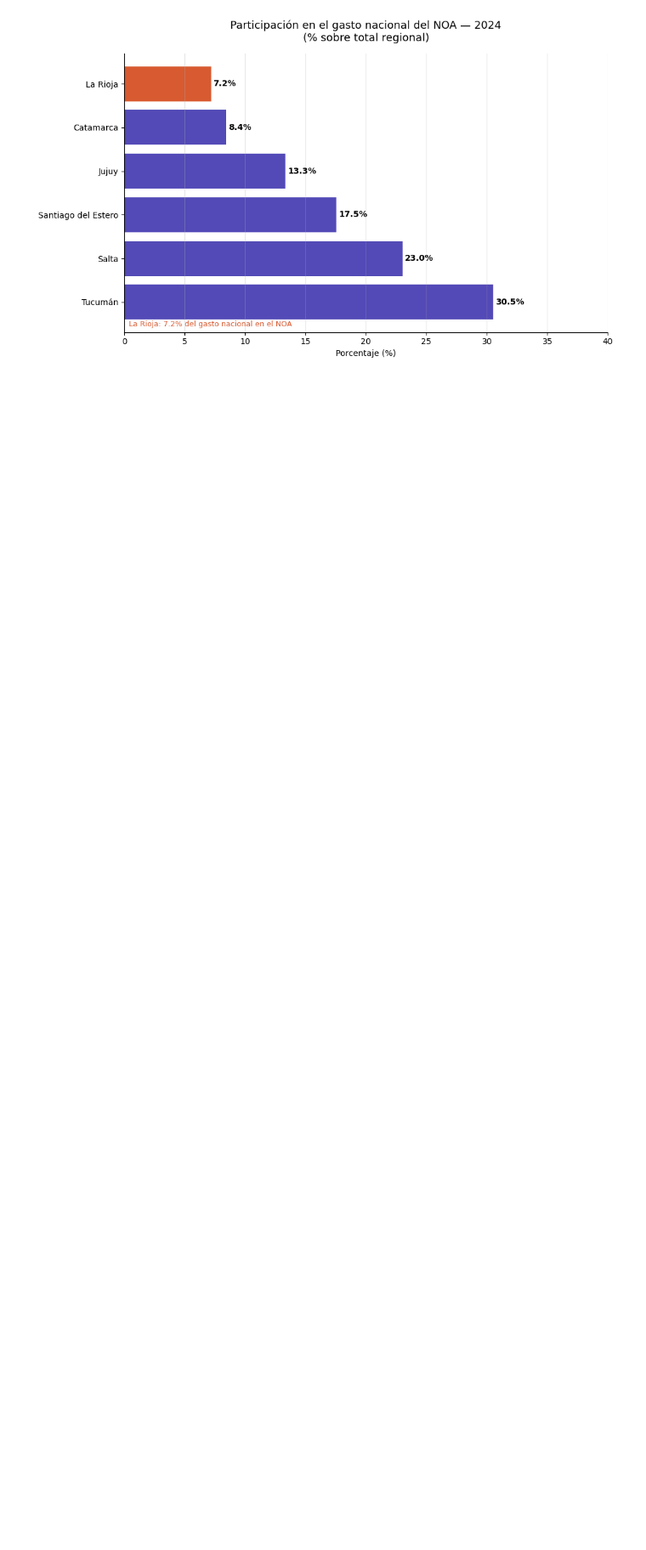
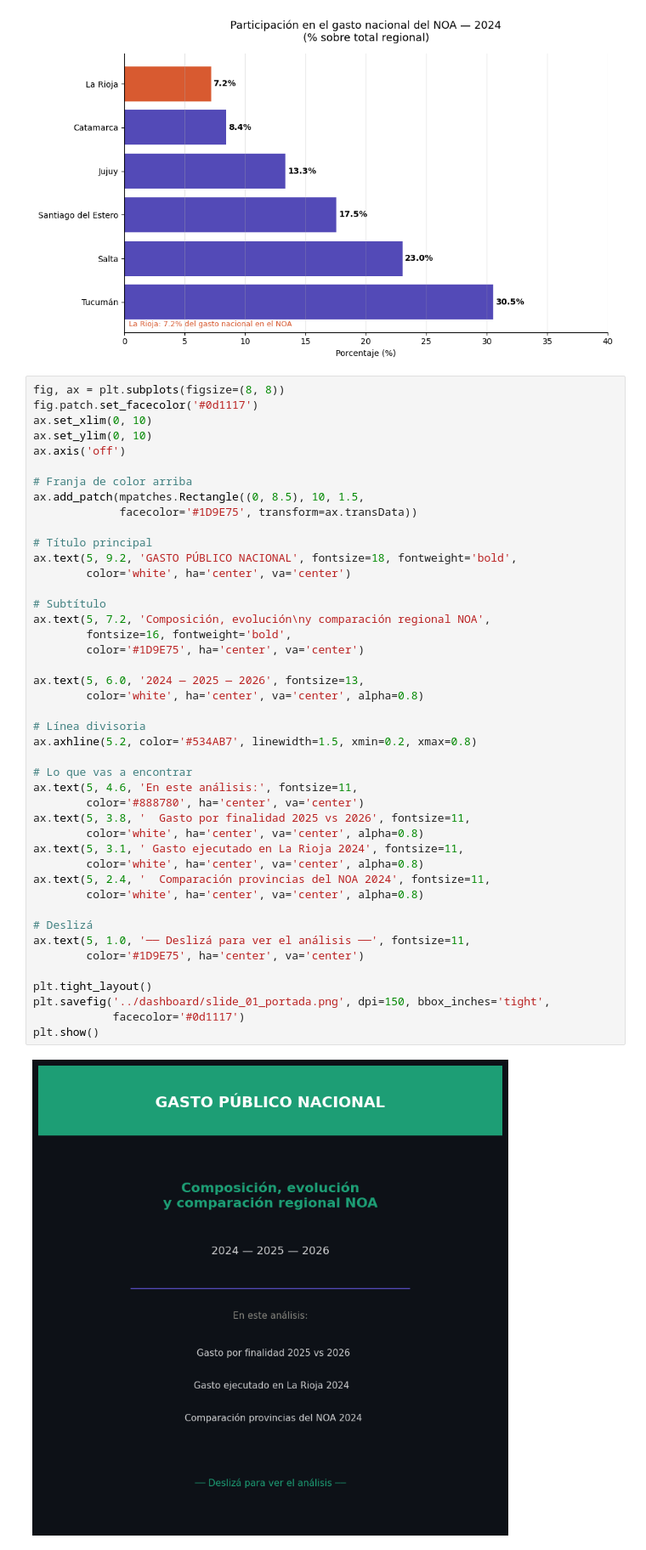
Before and after one commit to yaninard891/GastoPublico-LR, a Jupyter notebook: notebooks/01_gasto_publico_exploracion.ipynb, the cells around one changed output. Shown at 85% size. Saved outputs shown, nothing was run; the diff lists cells and outputs as text; blank space fills up the shorter version.

Commit message:
agregue slides y pdf

```diff
--- a/notebooks/01_gasto_publico_exploracion.ipynb
+++ b/notebooks/01_gasto_publico_exploracion.ipynb
@@ -540,3 +572,49 @@ plt.savefig('../dashboard/grafico_noa_porcentaje.png', dpi=150, bbox_inches='tig
 plt.show()
 # %% [output]
 [figure]
+# %%
+fig, ax = plt.subplots(figsize=(8, 8))
+fig.patch.set_facecolor('#0d1117')
+ax.set_xlim(0, 10)
+ax.set_ylim(0, 10)
+ax.axis('off')
+
+# Franja de color arriba
+ax.add_patch(mpatches.Rectangle((0, 8.5), 10, 1.5,
+             facecolor='#1D9E75', transform=ax.transData))
+
+# Título principal
+ax.text(5, 9.2, 'GASTO PÚBLICO NACIONAL', fontsize=18, fontweight='bold',
+        color='white', ha='center', va='center')
+
+# Subtítulo
+ax.text(5, 7.2, 'Composición, evolución\ny comparación regional NOA',
+        fontsize=16, fontweight='bold',
+        color='#1D9E75', ha='center', va='center')
+
+ax.text(5, 6.0, '2024 — 2025 — 2026', fontsize=13,
+        color='white', ha='center', va='center', alpha=0.8)
+
+# Línea divisoria
+ax.axhline(5.2, color='#534AB7', linewidth=1.5, xmin=0.2, xmax=0.8)
+
+# Lo que vas a encontrar
+ax.text(5, 4.6, 'En este análisis:', fontsize=11,
+        color='#888780', ha='center', va='center')
+ax.text(5, 3.8, '  Gasto por finalidad 2025 vs 2026', fontsize=11,
+        color='white', ha='center', va='center', alpha=0.8)
+ax.text(5, 3.1, ' Gasto ejecutado en La Rioja 2024', fontsize=11,
+        color='white', ha='center', va='center', alpha=0.8)
+ax.text(5, 2.4, '  Comparación provincias del NOA 2024', fontsize=11,
+        color='white', ha='center', va='center', alpha=0.8)
+
+# Deslizá
+ax.text(5, 1.0, '── Deslizá para ver el análisis ──', fontsize=11,
+        color='#1D9E75', ha='center', va='center')
+
+plt.tight_layout()
+plt.savefig('../dashboard/slide_01_portada.png', dpi=150, bbox_inches='tight',
+            facecolor='#0d1117')
+plt.show()
+# %% [output]
+[figure, added]
```
Also changed, not shown: parts of 8 cells of this notebook, 9 other files.
